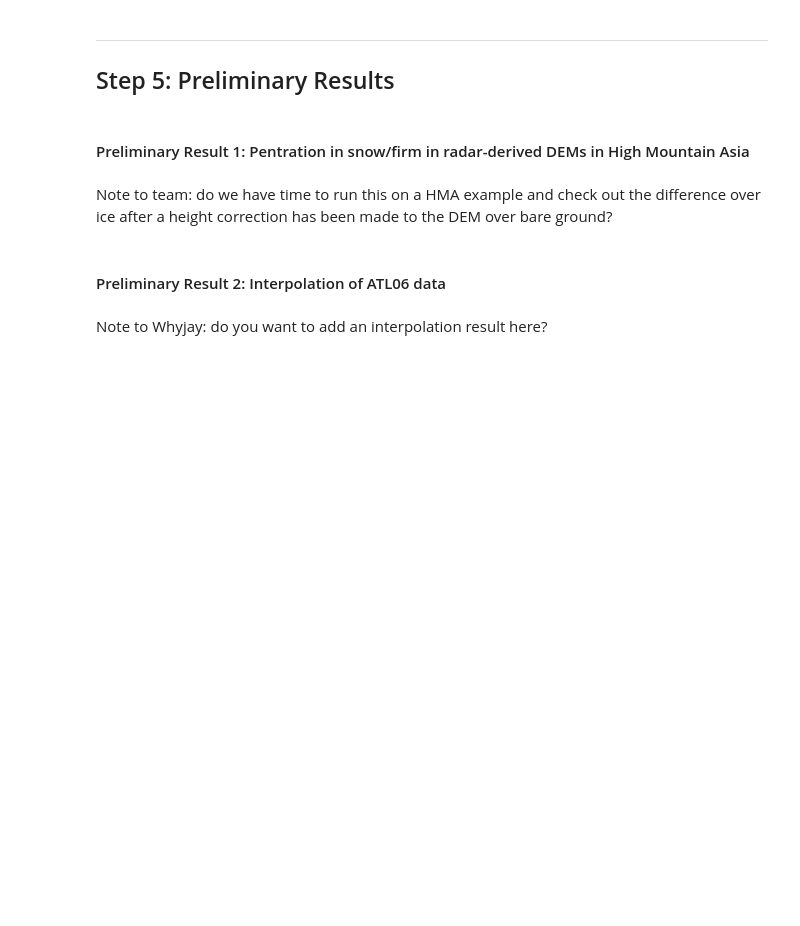
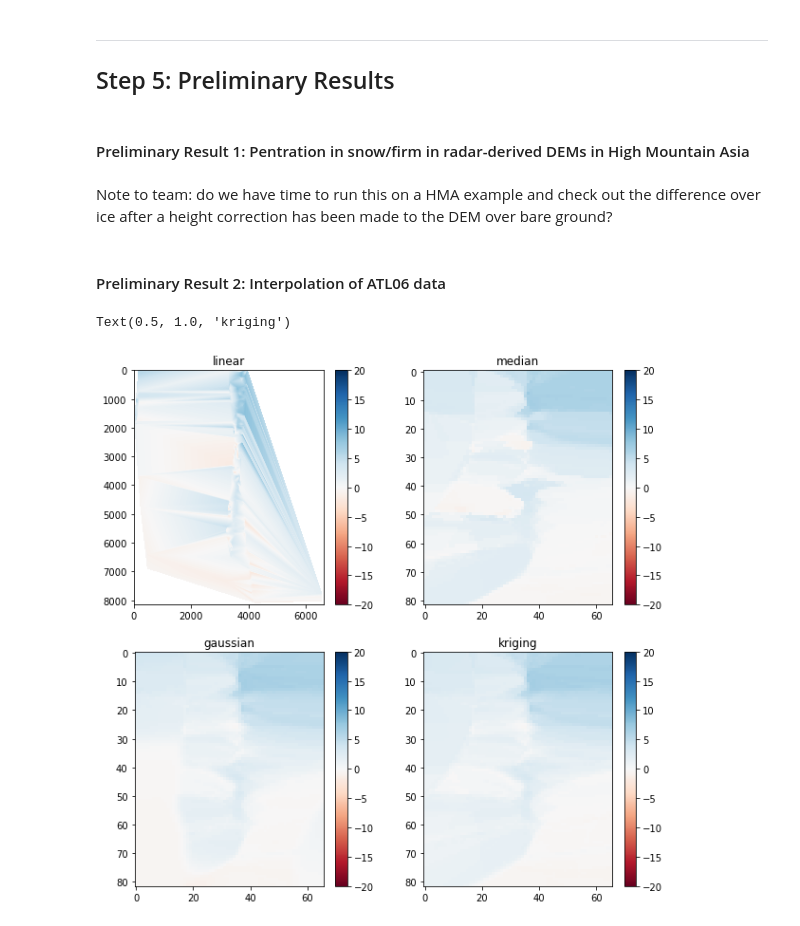
Before and after one commit to ICESAT-2HackWeek/Assimilation, a Jupyter notebook: notebooks/Assimilation_presentation.ipynb, the cells around one changed output. Drawn from its saved outputs; the diff is of its cells as text; code cells hidden in the pictures; blank space fills up the shorter version.

Commit message:
Add step 5 results

```diff
--- a/notebooks/Assimilation_presentation.ipynb
+++ b/notebooks/Assimilation_presentation.ipynb
@@ -466,5 +466,3 @@ Text(0.5, 0, 'dh (meters)')
 Note to team: do we have time to run this on a HMA example and check out the difference over ice after a height correction has been made to the DEM over bare ground?
 # %% [markdown]
 #### Preliminary Result 2: Interpolation of ATL06 data
-# %% [markdown]
-Note to Whyjay: do you want to add an interpolation result here?
@@ -470,0 +479,39 @@ Note to Whyjay: do you want to add an interpolation result here?
+# %%
+xy_nsidc_good = list(zip(gdf_nsidc_good['x'], gdf_nsidc_good['y']))
+grid_x, grid_y = np.meshgrid(DEM.x, DEM.y)
+grid_x_s = grid_x[::100, ::100]
+grid_y_s = grid_y[::100, ::100]
+xi = gdf_nsidc_good['x'].to_numpy()
+yi = gdf_nsidc_good['y'].to_numpy()
+zi = gdf_nsidc_good['is2_dem_dh'].to_numpy()
+# %%
+grid_off = [0, 1, 2, 3]
+
+grid_off[0] = interpolate.griddata(xy_nsidc_good, list(gdf_nsidc_good['is2_dem_dh']), (grid_x, grid_y), method='linear')
+grid_off[1] = interpmed(xi, yi, zi, grid_x_s, grid_y_s, n=20, d=3000)
+grid_off[1] = grid_off[1].reshape(grid_x_s.shape)
+grid_off[2] = interpgaus(xi, yi, zi, np.ones_like(xi), grid_x_s, grid_y_s, n=20, d=3000, a=500)[0]
+grid_off[2] = grid_off[2].reshape(grid_x_s.shape)
+grid_off[3] = interpkrig(xi, yi, zi, np.ones_like(xi), grid_x_s, grid_y_s, n=20, d=3000, a=500)[0]
+grid_off[3] = grid_off[3].reshape(grid_x_s.shape)
+# %%
+plt.figure(figsize=(10, 10))
+plt.subplot(2,2,1)
+plt.imshow(grid_off[0], cmap='RdBu', clim=[-20, 20])
+plt.colorbar()
+plt.title('linear')
+plt.subplot(2,2,2)
+plt.imshow(grid_off[1], cmap='RdBu', clim=[-20, 20])
+plt.colorbar()
+plt.title('median')
+plt.subplot(2,2,3)
+plt.imshow(grid_off[2], cmap='RdBu', clim=[-20, 20])
+plt.colorbar()
+plt.title('gaussian')
+plt.subplot(2,2,4)
+plt.imshow(grid_off[3], cmap='RdBu', clim=[-20, 20])
+plt.colorbar()
+plt.title('kriging')
+# %% [output]
+Text(0.5, 1.0, 'kriging')
+[figure, added]
```
Also changed, not shown: parts of 10 cells of this notebook, 1 other file.
